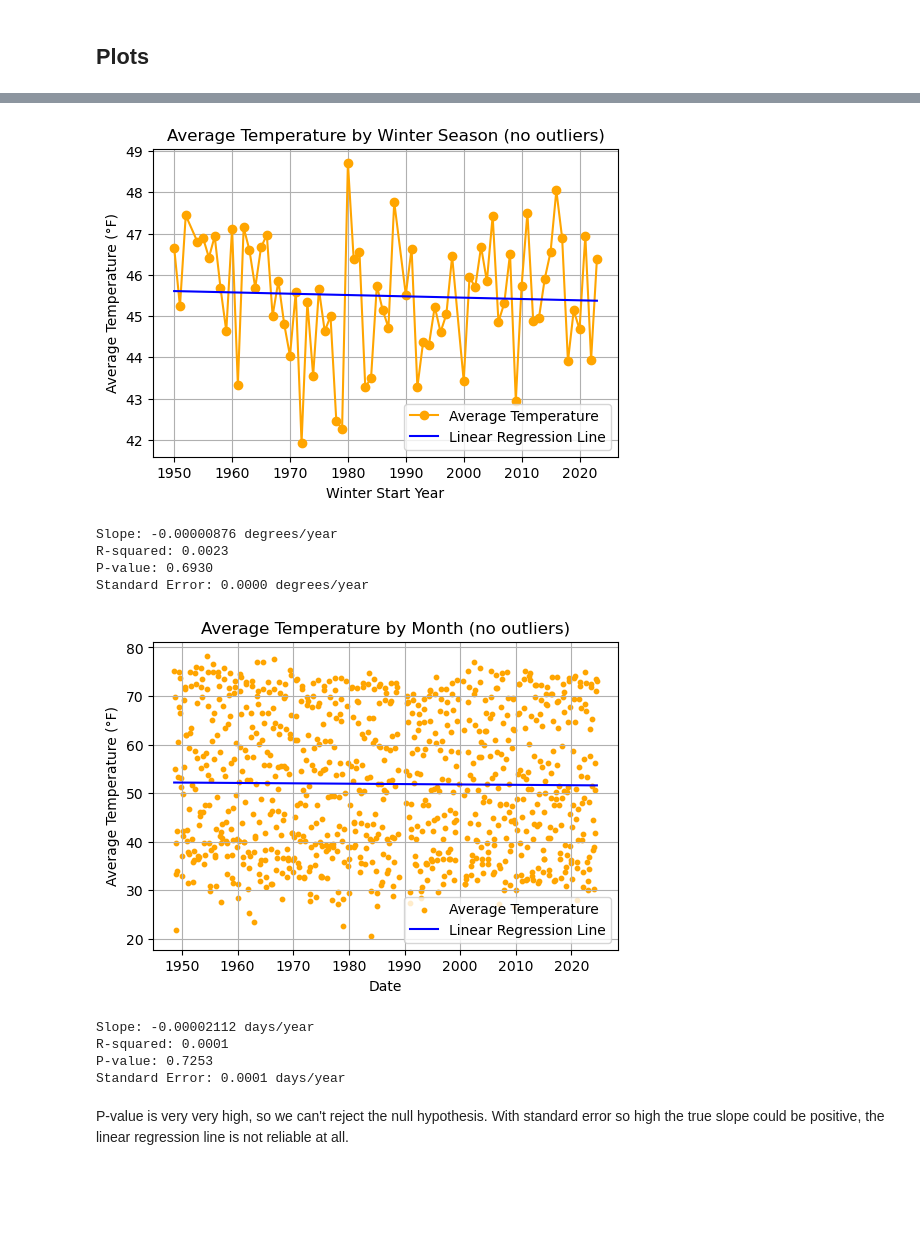
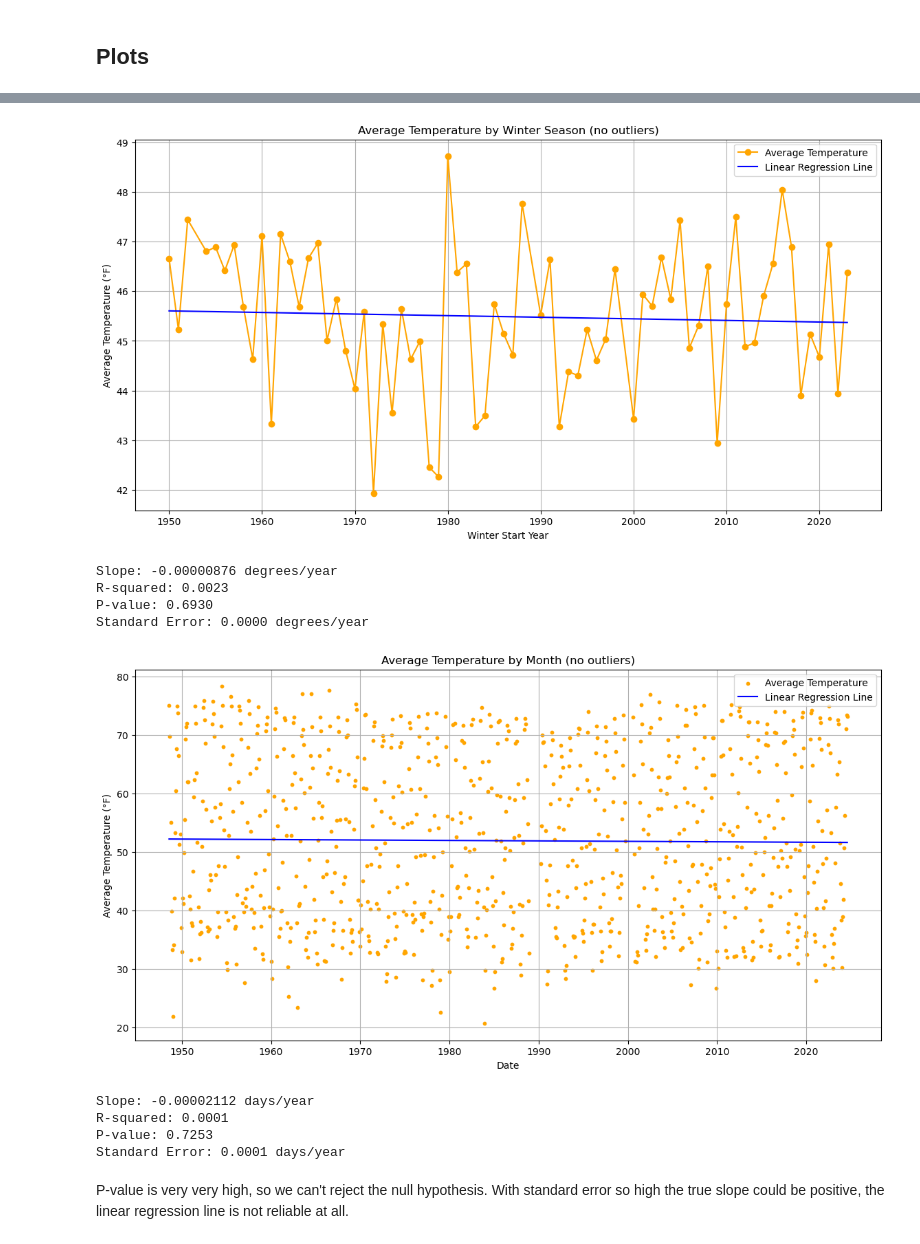
Before and after one commit to richardr1126/boulder_weather_project, a Jupyter notebook: snow_boulder.ipynb, the cells around one changed output, grey strips where cells are left out. Saved outputs shown, nothing was run; the diff lists cells and outputs as text; code cells hidden in the pictures; blank space fills up the shorter version.

```diff
--- a/snow_boulder.ipynb
+++ b/snow_boulder.ipynb
@@ -70,8 +70,8 @@ dtype: int64
 # %% [markdown]
 ## Plots
 # %%
-# set plot size to 14" x 7"
-plt.rc('figure', figsize = (6, 4))
+# sets default plot size
+plt.rc('figure', figsize = (14, 7))
 
 plt.plot(data['date'], data['snow'], label='Snow')
 plt.title('Daily Snow Over Time in Boulder')
@@ -209,8 +208,6 @@ for start_year in range(1950, 2024):
     # Average temperature for the season (using the mean of daily average temperatures)
     season_avg_temp = (season_data['tmax'] + season_data['tmin']).mean() / 2
     winter_season_temp.append({'winter_start_year': start_year, 'average_temp': season_avg_temp})
-
-
 
 # Convert to DataFrame
 winter_season_temp_df = pd.DataFrame(winter_season_temp)
@@ -228,8 +225,6 @@ winter_season_temp_df = winter_season_temp_df[
 
 # Convert winter start year to ordinal for regression
 winter_season_temp_df['winter_ordinal'] = pd.to_datetime(winter_season_temp_df['winter_start_year'], format='%Y').map(pd.Timestamp.toordinal)
-
-# Perform linear regression
 slope, intercept, r_value, p_value, std_err = stats.linregress(
     winter_season_temp_df['winter_ordinal'], winter_season_temp_df['average_temp']
 )
@@ -257,7 +252,7 @@ plt.xlabel("Winter Start Year")
 plt.ylabel("Average Temperature (°F)")
 plt.grid(True)
 plt.legend()
-plt.savefig('plots/avg_temp_by_season.png', bbox_inches='tight')
+plt.savefig('plots/boulder/avg_temp_by_season.png', bbox_inches='tight')
 plt.show()
 
 # Print regression statistics
@@ -266,27 +261,25 @@ print(f"R-squared: {r_value**2:.4f}")
 print(f"P-value: {p_value:.4f}")
 print(f"Standard Error: {std_err:.4f} degrees/year")
 # %% [output]
-[figure, old version]
+[figure, new version]
 Slope: -0.00000876 degrees/year
 R-squared: 0.0023
 P-value: 0.6930
 Standard Error: 0.0000 degrees/year
+# %%
+# Copy dataframe to make df with average temperatures
+data_with_avg = data.copy()
+
+# Calculate the average temperature for each day
+data_with_avg['average_temp'] = (data_with_avg['tmax'] + data_with_avg['tmin']) / 2
+data_with_avg['year'] = data_with_avg['date'].dt.year
+data_with_avg['month'] = data_with_avg['date'].dt.month
+
+# Create 'month_start' as the first day of each month
+data_with_avg['month_start'] = data_with_avg['date'].dt.to_period('M').dt.to_timestamp()
 # %%
-# Copy dataframe
-data_wtih_avg = data.copy()
-
-# Calculate the average temperature for each day
-data_wtih_avg['average_temp'] = (data_wtih_avg['tmax'] + data_wtih_avg['tmin']) / 2
-
-# Create explicit 'year' and 'month' columns
-data_wtih_avg['year'] = data_wtih_avg['date'].dt.year
-data_wtih_avg['month'] = data_wtih_avg['date'].dt.month
-
-# Create 'month_start' as the first day of each month
-data_wtih_avg['month_start'] = data_wtih_avg['date'].dt.to_period('M').dt.to_timestamp()
-
 # Get the average temperature for each month
-monthly_avg_temp = data_wtih_avg.groupby('month_start')['average_temp'].mean().reset_index()
+monthly_avg_temp = data_with_avg.groupby('month_start')['average_temp'].mean().reset_index()
 
 # Remove outliers using IQR
 Q1 = monthly_avg_temp['average_temp'].quantile(0.25)
@@ -300,44 +293,43 @@ filtered_monthly_avg_temp = monthly_avg_temp[
 ]
 
 
-# Linear regression on the filtered data
+# Ordinal values for regression
 filtered_monthly_avg_temp['month_ordinal'] = filtered_monthly_avg_temp['month_start'].map(pd.Timestamp.toordinal)
-
 slope, intercept, r_value, p_value, std_err = stats.linregress(
     filtered_monthly_avg_temp['month_ordinal'], filtered_monthly_avg_temp['average_temp']
 )
 
 regression_line = intercept + slope * filtered_monthly_avg_temp['month_ordinal']
 
 # Plot the average temperature trends over the months
 #plt.figure(figsize=(15, 7))
 plt.scatter(
   filtered_monthly_avg_temp['month_start'],
   filtered_monthly_avg_temp['average_temp'],
   color='orange',
   label='Average Temperature',
   s=10
 )
 plt.plot(
   filtered_monthly_avg_temp['month_start'],
   regression_line,
   color='blue',
   label='Linear Regression Line'
 )
 plt.title("Average Temperature by Month (no outliers)")
 plt.xlabel("Date")
 plt.ylabel("Average Temperature (°F)")
 plt.grid(True)
 plt.legend()
-plt.savefig('plots/avg_temp_by_month.png', bbox_inches='tight')
+plt.savefig('plots/boulder/avg_temp_by_month.png', bbox_inches='tight')
 plt.show()
 
 print(f"Slope: {slope:.8f} days/year")
 print(f"R-squared: {r_value**2:.4f}")
 print(f"P-value: {p_value:.4f}")
 print(f"Standard Error: {std_err:.4f} days/year")
 # %% [output]
-[figure, old version]
+[figure, new version]
 Slope: -0.00002112 days/year
 R-squared: 0.0001
 P-value: 0.7253
```
Also changed, not shown: parts of 10 cells of this notebook, 38 other files.
